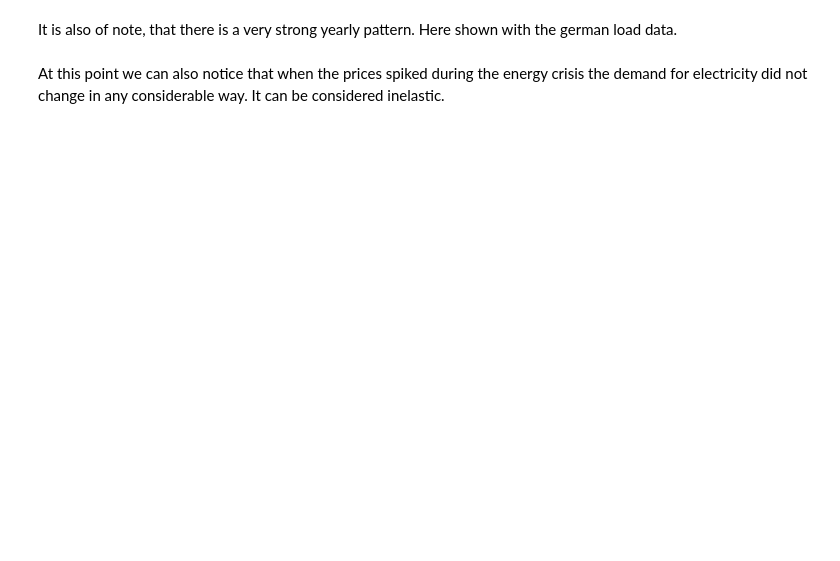
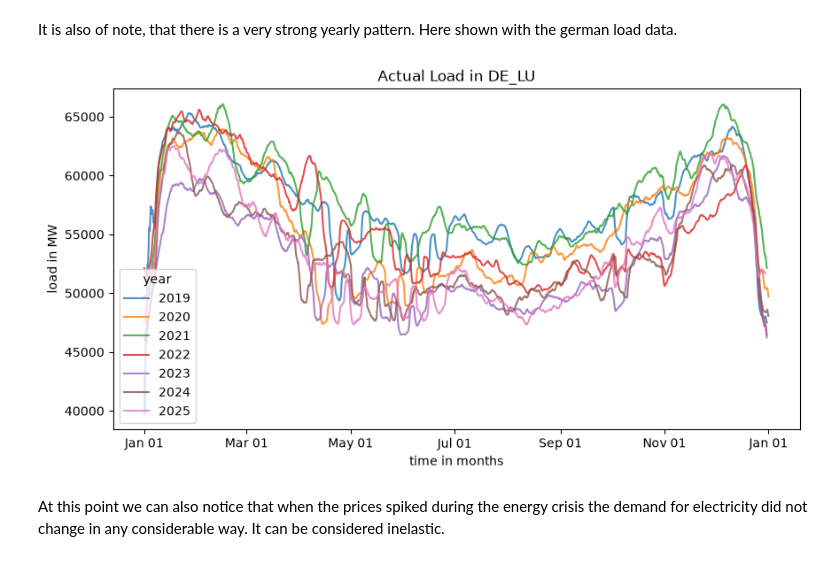
Before and after one commit to Paul-Hermes/EnergyMarketAnalysis, a Jupyter notebook: 03_eda.ipynb, the cells around one changed output. Saved outputs shown, nothing was run; the diff lists cells and outputs as text; code cells hidden in the pictures; blank space fills up the shorter version.

```diff
--- a/03_eda.ipynb
+++ b/03_eda.ipynb
@@ -197,23 +220,27 @@ It is also of note, that there is a very strong yearly pattern. Here shown with
 # %%
 t = pl.col('time').dt.replace_time_zone(None)
 
 
 q = (lf_energy.rolling('time', period='1w')
      .agg(pl.col('DE_LU_Actual Load').mean().alias('DE_LU_load_ra'))
      .with_columns(
         year = pl.col('time').dt.year(),
         x = pl.datetime(2000, 1, 1) + (t - t.dt.truncate('1y')),
      )
 ).collect()
 
 fig, ax = plt.subplots(figsize=(10, 5))
 for (year,), g in q.partition_by('year', as_dict=True, maintain_order=True).items():
     ax.plot(g['x'], g['DE_LU_load_ra'], label=str(year), alpha=0.8)
 
 ax.xaxis.set_major_formatter(mdates.DateFormatter('%b %d'))
 ax.legend(title='year')
+ax.set_xlabel('time in months')
+ax.set_ylabel('load in MW')
 ax.set_title('Actual Load in DE_LU')
 plt.show()
+# %% [output]
+[figure, added]
 # %% [markdown]
 At this point we can also notice that when the prices spiked during the energy crisis the demand for electricity did not change in any considerable way. It can be considered inelastic.
 # %%
```
Also changed, not shown: parts of 14 cells of this notebook, 3 other files.
